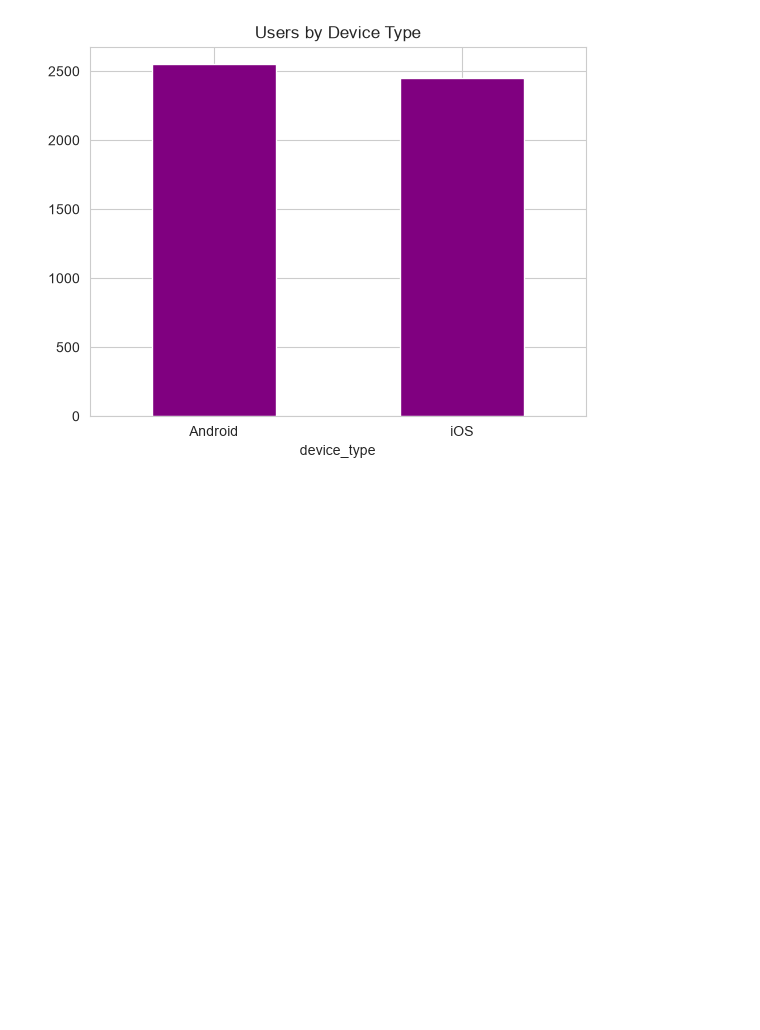
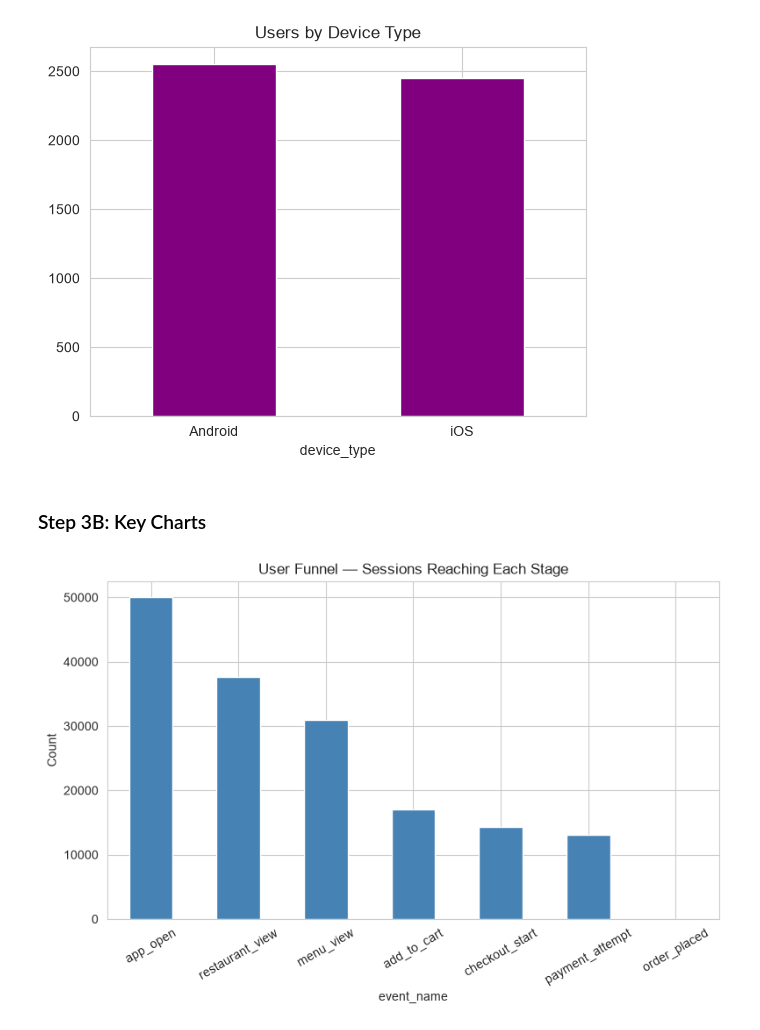
Before and after one commit to Monik17/zomato-funnel-analytics, a Jupyter notebook: notebooks/eda.ipynb, the cells around one changed output. Drawn from its saved outputs; the diff is of its cells as text; code cells hidden in the pictures; blank space fills up the shorter version.

Commit message:
add funnel, payment, coupon, and hourly charts

```diff
--- a/notebooks/eda.ipynb
+++ b/notebooks/eda.ipynb
@@ -291,3 +291,18 @@ plt.xticks(rotation=0)
 plt.show()
 # %% [output]
 [figure]
+# %% [markdown]
+### Step 3B: Key Charts
+# %%
+funnel_counts = events["event_name"].value_counts()
+funnel_order = ["app_open", "restaurant_view", "menu_view", "add_to_cart",
+                 "checkout_start", "payment_attempt", "order_placed"]
+funnel_counts = funnel_counts.reindex(funnel_order)
+
+funnel_counts.plot.bar(color="steelblue", figsize=(9, 5))
+plt.title("User Funnel — Sessions Reaching Each Stage")
+plt.ylabel("Count")
+plt.xticks(rotation=30)
+plt.show()
+# %% [output]
+[figure, added]
```
Also changed, not shown: parts of 4 cells of this notebook.
